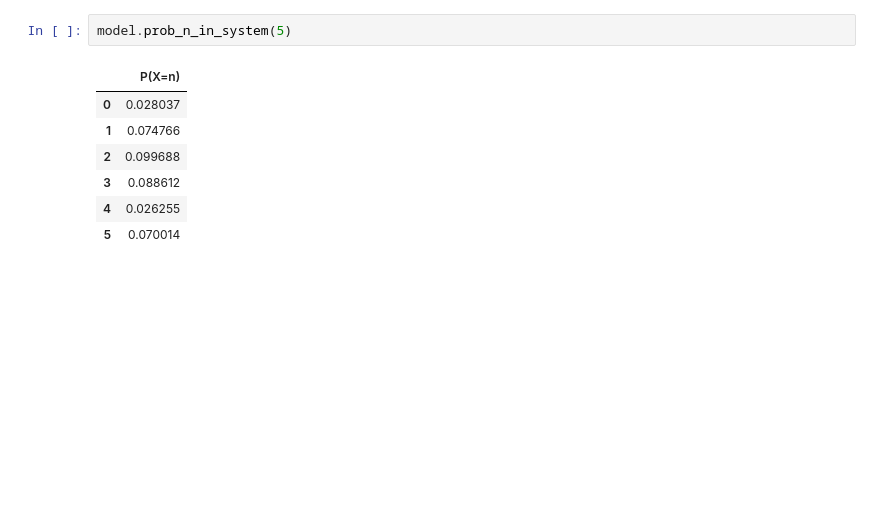
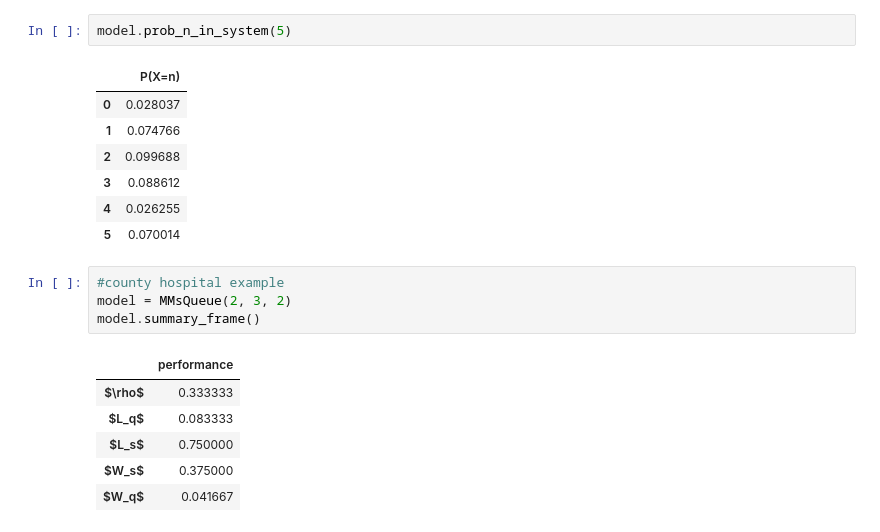
Before and after one commit to health-data-science-OR/stochastic_systems, a Jupyter notebook: labs/queuing/qt_lab_mms.ipynb, the cells around one changed output. Saved outputs shown, nothing was run; the diff lists cells and outputs as text; blank space fills up the shorter version.

Commit message:
fixed Lq error in mms and added mms example to sim lab

```diff
--- a/labs/queuing/qt_lab_mms.ipynb
+++ b/labs/queuing/qt_lab_mms.ipynb
@@ -408,3 +408,14 @@ model.prob_n_in_system(5)
 | 3 | 0.088612 |
 | 4 | 0.026255 |
 | 5 | 0.070014 |
+# %%
+#county hospital example
+model = MMsQueue(2, 3, 2)
+model.summary_frame()
+# %% [output]
+|  | performance |
+| $\rho$ | 0.333333 |
+| $L_q$ | 0.083333 |
+| $L_s$ | 0.750000 |
+| $W_s$ | 0.375000 |
+| $W_q$ | 0.041667 |
```
Also changed, not shown: parts of 8 cells of this notebook, 1 other file.
